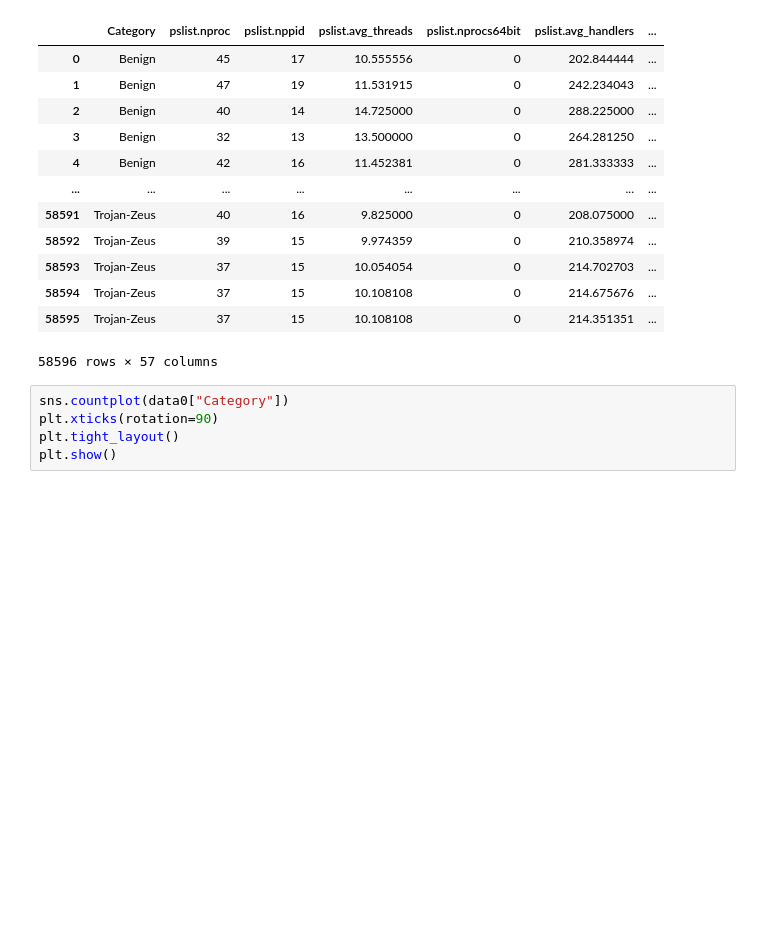
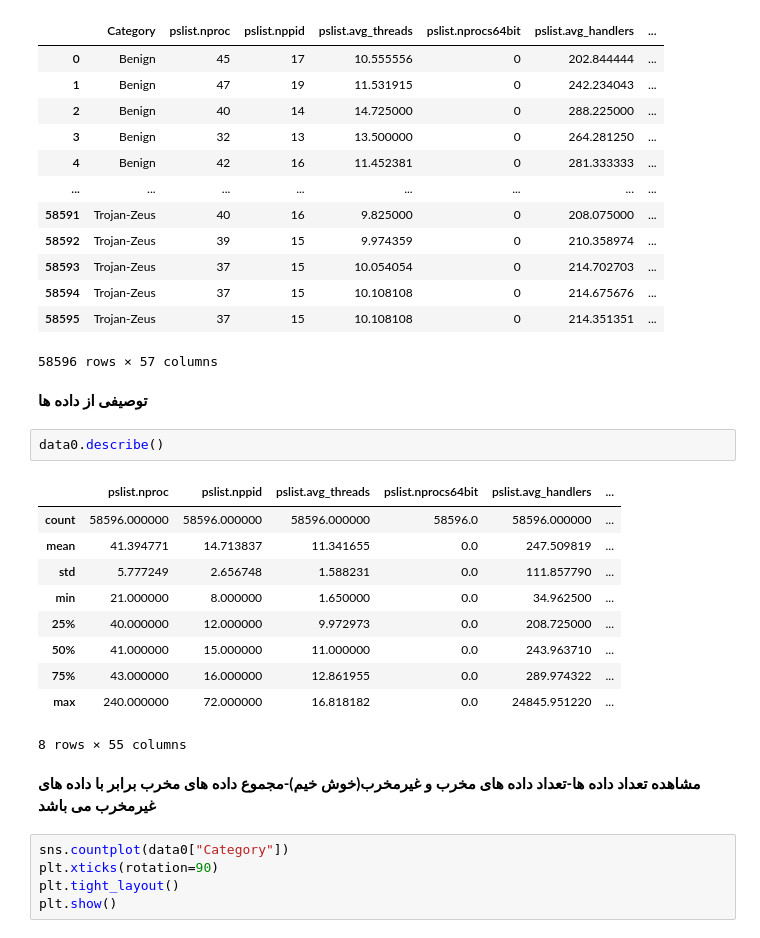
Before and after one commit to bbbb4556/cicmal2022-Ransanware, a Jupyter notebook: Untitled25.ipynb, the cells around one changed output. Saved outputs shown, nothing was run; the diff lists cells and outputs as text; blank space fills up the shorter version.

```diff
--- a/Untitled25.ipynb
+++ b/Untitled25.ipynb
@@ -35,6 +37,23 @@ data0
 | 58594 | Trojan-Zeus | 37 | 15 | 10.108108 | 0 | 214.675676 | ... |
 | 58595 | Trojan-Zeus | 37 | 15 | 10.108108 | 0 | 214.351351 | ... |
 58596 rows × 57 columns
+# %% [markdown]
+**توصیفی از داده ها**
+# %%
+data0.describe()
+# %% [output]
+|  | pslist.nproc | pslist.nppid | pslist.avg_threads | pslist.nprocs64bit | pslist.avg_handlers | ... |
+| count | 58596.000000 | 58596.000000 | 58596.000000 | 58596.0 | 58596.000000 | ... |
+| mean | 41.394771 | 14.713837 | 11.341655 | 0.0 | 247.509819 | ... |
+| std | 5.777249 | 2.656748 | 1.588231 | 0.0 | 111.857790 | ... |
+| min | 21.000000 | 8.000000 | 1.650000 | 0.0 | 34.962500 | ... |
+| 25% | 40.000000 | 12.000000 | 9.972973 | 0.0 | 208.725000 | ... |
+| 50% | 41.000000 | 15.000000 | 11.000000 | 0.0 | 243.963710 | ... |
+| 75% | 43.000000 | 16.000000 | 12.861955 | 0.0 | 289.974322 | ... |
+| max | 240.000000 | 72.000000 | 16.818182 | 0.0 | 24845.951220 | ... |
+8 rows × 55 columns
+# %% [markdown]
+**مشاهده تعداد داده ها-تعداد داده های مخرب و غیرمخرب(خوش خیم)-مجموع داده های مخرب برابر با داده های غیرمخرب می باشد**
 # %%
 sns.countplot(data0["Category"])
 plt.xticks(rotation=90)
```
Also changed, not shown: parts of 10 cells of this notebook.
